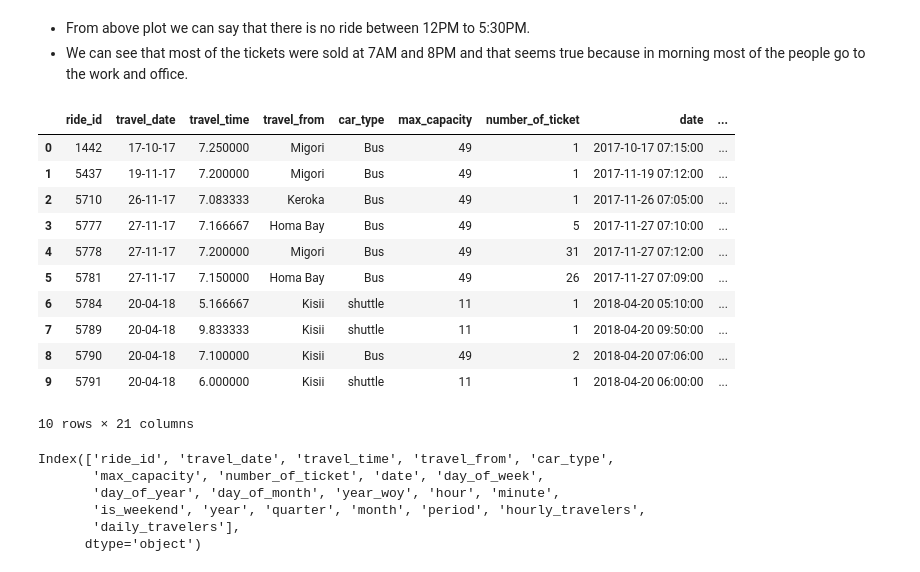
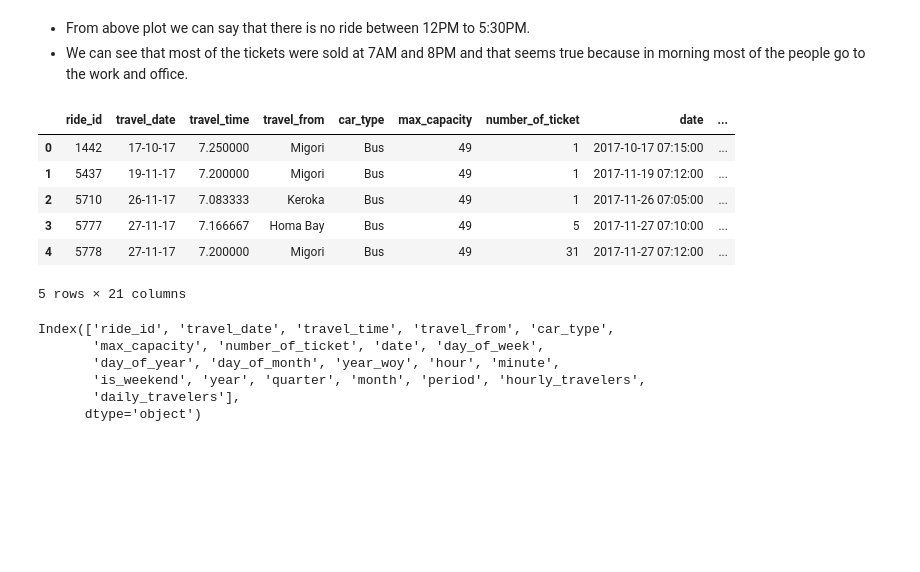
Before and after one commit to Yashwati-patel/Transport_Demand_Prediction, a Jupyter notebook: Final_Notebook_of_Transport_Demand_Prediction.ipynb, the cells around one changed output. Saved outputs shown, nothing was run; the diff lists cells and outputs as text; code cells hidden in the pictures; blank space fills up the shorter version.

```diff
--- a/Final_Notebook_of_Transport_Demand_Prediction.ipynb
+++ b/Final_Notebook_of_Transport_Demand_Prediction.ipynb
@@ -270,7 +270,7 @@ dataset = dataset.drop(['seat_number','payment_method','payment_receipt'], axis=
 
 we need to remove  the constant features.
 # %%
-dataset.drop(['travel_to'],axis=1,inplace=True)
+Dataset.drop(['travel_to'],axis=1,inplace=True)
 # %%
 plt.figure(figsize=(25,20))
 
@@ -281,27 +281,27 @@ sp = sns.barplot(x= 'travel_from', y='number_of_ticket', data=dataset)
 # Feature Engineering
 # %%
 # make a new feature called Date.
-dataset['date']=dataset['travel_date']+" "+dataset['travel_time']
+Dataset['date']=Dataset['travel_date']+" "+Dataset['travel_time']
 # %%
-def time_features(df):
+def time_features(Df):
 
   ''' This function takes dataframe as an argument and extracts the different features
   from the date variable  of the dataset and finally returns the updated dataset.'''
 
-  df['date']=pd.to_datetime(df['date'])
-  df['day_of_week']=df['date'].dt.dayofweek
-  df['day_of_year']=df['date'].dt.day_of_year
-  df['day_of_month']=df['date'].dt.day
-  df['year_woy']=df['date'].dt.year.astype(str)+df['date'].dt.weekofyear.astype(str)
-  df['hour']=df['date'].dt.hour
-  df['minute']=df['date'].dt.minute
-  df['is_weekend']=df['day_of_week'].apply( lambda x : 1 if x in [5,6] else 0)
-  df['year']=df['date'].dt.year
-  df['quarter']=df['date'].dt.quarter
-  df['month']=df['date'].dt.month
-  return df
+  Df['date']=pd.to_datetime(Df['date'])
+  Df['day_of_week']=Df['date'].dt.dayofweek
+  Df['day_of_year']=Df['date'].dt.day_of_year
+  Df['day_of_month']=Df['date'].dt.day
+  Df['year_woy']=Df['date'].dt.year.astype(str)+Df['date'].dt.weekofyear.astype(str)
+  Df['hour']=Df['date'].dt.hour
+  Df['minute']=Df['date'].dt.minute
+  Df['is_weekend']=Df['day_of_week'].apply( lambda x : 1 if x in [5,6] else 0)
+  Df['year']=Df['date'].dt.year
+  Df['quarter']=Df['date'].dt.quarter
+  Df['month']=Df['date'].dt.month
+  return Df
 # %%
-Dataset_new = time_features(dataset)
+Dataset_new = time_features(Dataset)
 # %%
 Dataset_new.head()
 # %% [output]
@@ -351,21 +351,16 @@ Dataset_new['hourly_travelers']= np.log1p(Dataset_new['period'].map(pcount))
 
 dcount = dict(Dataset_new['day_of_year'].value_counts())
 Dataset_new['daily_travelers'] = np.log1p(Dataset_new['day_of_year'].map(dcount))
-
-Dataset_new.head(10)
-# %% [output]
-|  | ride_id | travel_date | travel_time | travel_from | car_type | max_capacity | number_of_ticket | date | ... |
-| 0 | 1442 | 17-10-17 | 7.250000 | Migori | Bus | 49 | 1 | 2017-10-17 07:15:00 | ... |
-| 1 | 5437 | 19-11-17 | 7.200000 | Migori | Bus | 49 | 1 | 2017-11-19 07:12:00 | ... |
-| 2 | 5710 | 26-11-17 | 7.083333 | Keroka | Bus | 49 | 1 | 2017-11-26 07:05:00 | ... |
-| 3 | 5777 | 27-11-17 | 7.166667 | Homa Bay | Bus | 49 | 5 | 2017-11-27 07:10:00 | ... |
-| 4 | 5778 | 27-11-17 | 7.200000 | Migori | Bus | 49 | 31 | 2017-11-27 07:12:00 | ... |
-| 5 | 5781 | 27-11-17 | 7.150000 | Homa Bay | Bus | 49 | 26 | 2017-11-27 07:09:00 | ... |
-| 6 | 5784 | 20-04-18 | 5.166667 | Kisii | shuttle | 11 | 1 | 2018-04-20 05:10:00 | ... |
-| 7 | 5789 | 20-04-18 | 9.833333 | Kisii | shuttle | 11 | 1 | 2018-04-20 09:50:00 | ... |
-| 8 | 5790 | 20-04-18 | 7.100000 | Kisii | Bus | 49 | 2 | 2018-04-20 07:06:00 | ... |
-| 9 | 5791 | 20-04-18 | 6.000000 | Kisii | shuttle | 11 | 1 | 2018-04-20 06:00:00 | ... |
-10 rows × 21 columns
+# %%
+Dataset_new.head()
+# %% [output]
+|  | ride_id | travel_date | travel_time | travel_from | car_type | max_capacity | number_of_ticket | date | ... |
+| 0 | 1442 | 17-10-17 | 7.250000 | Migori | Bus | 49 | 1 | 2017-10-17 07:15:00 | ... |
+| 1 | 5437 | 19-11-17 | 7.200000 | Migori | Bus | 49 | 1 | 2017-11-19 07:12:00 | ... |
+| 2 | 5710 | 26-11-17 | 7.083333 | Keroka | Bus | 49 | 1 | 2017-11-26 07:05:00 | ... |
+| 3 | 5777 | 27-11-17 | 7.166667 | Homa Bay | Bus | 49 | 5 | 2017-11-27 07:10:00 | ... |
+| 4 | 5778 | 27-11-17 | 7.200000 | Migori | Bus | 49 | 31 | 2017-11-27 07:12:00 | ... |
+5 rows × 21 columns
 # %%
 Dataset_new.columns
 # %% [output]
```
Also changed, not shown: parts of 69 cells of this notebook.
